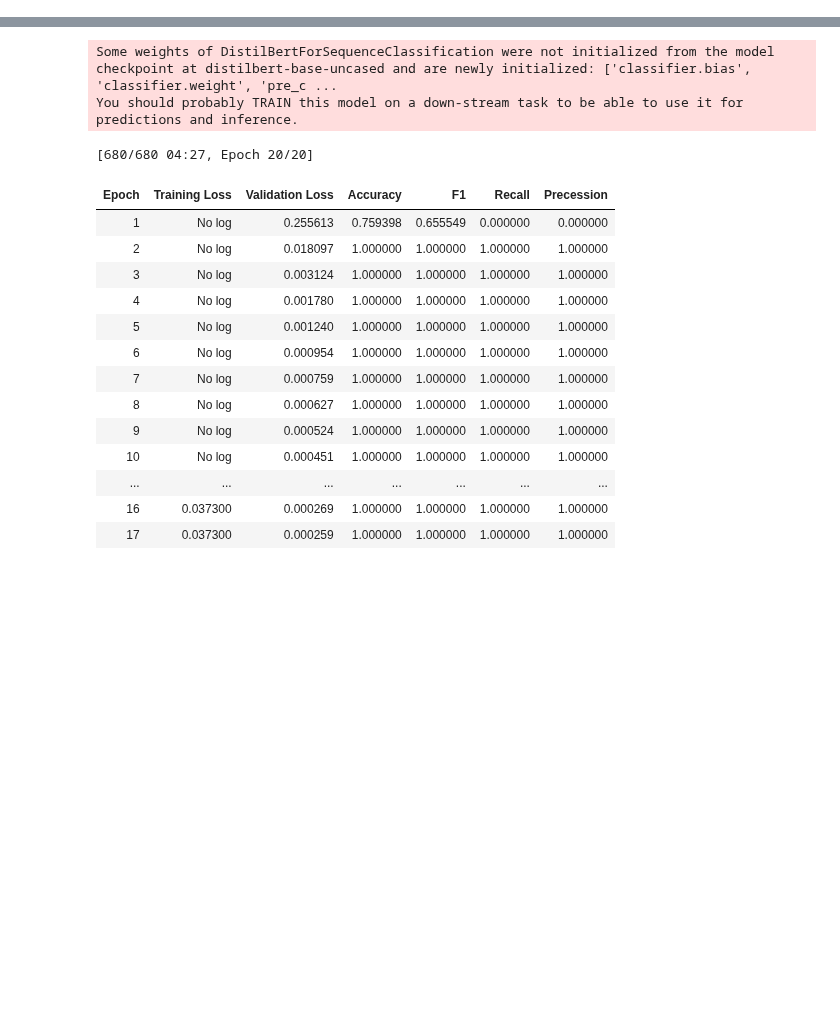
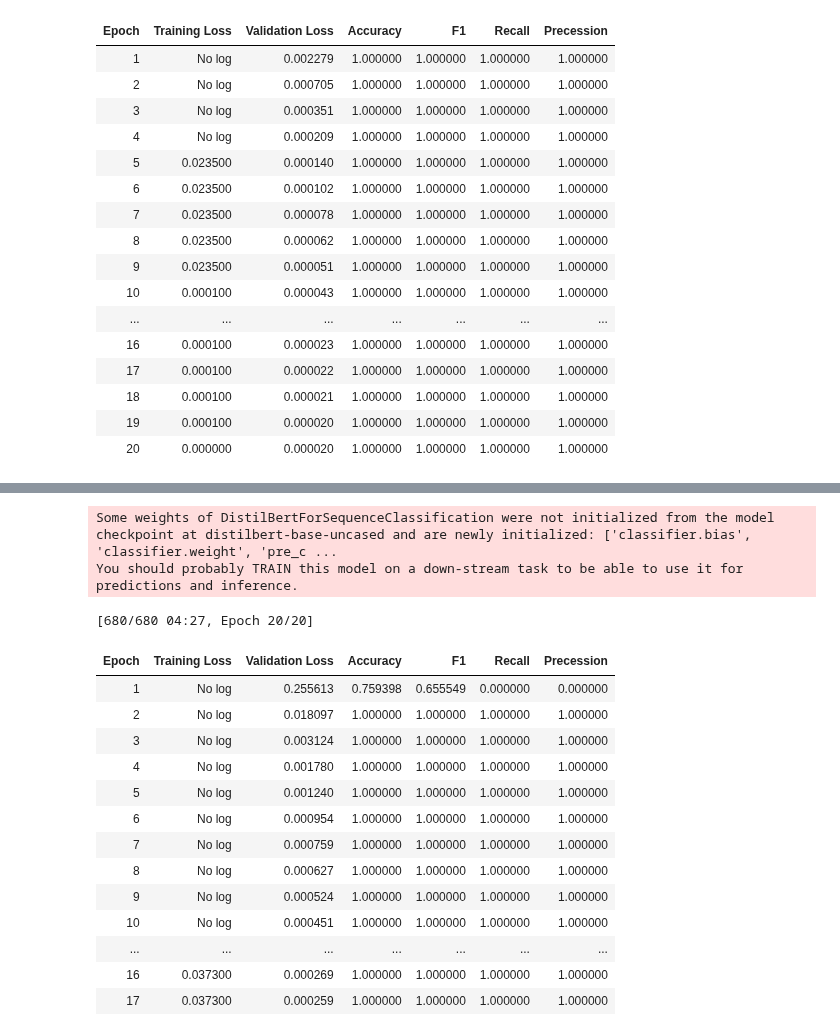
Before and after one commit to LaGit93/bibTexConverter_FaPra63065, a Jupyter notebook: sourcen/StyleClassificatorFineTuning.ipynb, the cells around one changed output, grey strips where cells are left out. Drawn from its saved outputs; the diff is of its cells as text; code cells hidden in the pictures; blank space fills up the shorter version.

```diff
--- a/sourcen/StyleClassificatorFineTuning.ipynb
+++ b/sourcen/StyleClassificatorFineTuning.ipynb
@@ -61,8 +83,67 @@ print(dfBookAll)
 # %%
-data = {
-    'label': [],
-    'text': []
-}
+for item in typ:
+    f = directory + 'trainingsdaten_all_' + item + '.csv'
+    dfAll = pd.read_csv(f, sep='|', encoding='utf-8')
+    data = {
+        'label': [],
+        'text': []
+    }
 
-data['label'] = dfBookAll['label'].tolist()
-data['text'] = dfBookAll['text'].tolist()
+    data['label'] = dfAll['label'].tolist()
+    print(data['label'])
+    data['text'] = dfAll['Referenzstring'].tolist()
+
+
+
+
+    dfData = pd.DataFrame(data)
+    dataset = Dataset.from_pandas(dfData)
+
+    split_dataset = dataset.train_test_split(test_size=0.2, seed=42, shuffle=True)
+    train_dataset = split_dataset['train']
+    val_dataset = split_dataset['test']
+
+    #Die Funktion map wendet die preprocess_function auf jedes Element des Datasets an.
+    #Deine preprocess_function führt die Tokenisierung der text-Spalte durch.
+    #Da die map-Funktion das resultierende Objekt der Funktion (return der preprocess_function) zu den bestehenden Daten hinzufügt,
+    #bleiben die ursprünglichen Spalten (label und text) erhalten.
+    #Zusätzlich werden neue Spalten für die tokenisierten Daten hinzugefügt, wie z.B. input_ids und attention_mask.
+
+    tokenized_train_data = train_dataset.map(preprocess_function, batched=True)
+    tokenized_val_data = val_dataset.map(preprocess_function, batched=True)
+
+
+    data_collator = DataCollatorWithPadding(tokenizer=tokenizer)
+    accuracy = evaluate.load("accuracy")
+
+    id2label = {0: "NON" + item, 1: item}
+    label2id = {"NON" + item: 0, item: 1}
+
+    config = AutoConfig.from_pretrained(model_ckpt, num_labels=2, label2id=label2id, id2label=id2label)
+    model = AutoModelForSequenceClassification.from_pretrained(model_ckpt, config=config).to(device)
+
+    training_args = TrainingArguments(
+        output_dir= item + "_recognizer",
+        learning_rate=2e-5,
+        per_device_train_batch_size=16,
+        per_device_eval_batch_size=16,
+        num_train_epochs=20,
+        weight_decay=0.01,
+        eval_strategy="epoch",
+        save_strategy="epoch",
+        load_best_model_at_end=True,
+        push_to_hub=True,
+    )
+
+    trainer = Trainer(
+        model=model,
+        args=training_args,
+        train_dataset=tokenized_train_data,
+        eval_dataset=tokenized_val_data,
+        tokenizer=tokenizer,
+        data_collator=data_collator,
+        compute_metrics=compute_metrics,
+    )
+
+    trainer.train()
+# %% [output]
@@ -68,0 +154,17 @@ data['text'] = dfBookAll['text'].tolist()
+| Epoch | Training Loss | Validation Loss | Accuracy | F1 | Recall | Precession |
+| 1 | No log | 0.002279 | 1.000000 | 1.000000 | 1.000000 | 1.000000 |
+| 2 | No log | 0.000705 | 1.000000 | 1.000000 | 1.000000 | 1.000000 |
+| 3 | No log | 0.000351 | 1.000000 | 1.000000 | 1.000000 | 1.000000 |
+| 4 | No log | 0.000209 | 1.000000 | 1.000000 | 1.000000 | 1.000000 |
+| 5 | 0.023500 | 0.000140 | 1.000000 | 1.000000 | 1.000000 | 1.000000 |
+| 6 | 0.023500 | 0.000102 | 1.000000 | 1.000000 | 1.000000 | 1.000000 |
+| 7 | 0.023500 | 0.000078 | 1.000000 | 1.000000 | 1.000000 | 1.000000 |
+| 8 | 0.023500 | 0.000062 | 1.000000 | 1.000000 | 1.000000 | 1.000000 |
+| 9 | 0.023500 | 0.000051 | 1.000000 | 1.000000 | 1.000000 | 1.000000 |
+| 10 | 0.000100 | 0.000043 | 1.000000 | 1.000000 | 1.000000 | 1.000000 |
+| ... | ... | ... | ... | ... | ... | ... |
+| 16 | 0.000100 | 0.000023 | 1.000000 | 1.000000 | 1.000000 | 1.000000 |
+| 17 | 0.000100 | 0.000022 | 1.000000 | 1.000000 | 1.000000 | 1.000000 |
+| 18 | 0.000100 | 0.000021 | 1.000000 | 1.000000 | 1.000000 | 1.000000 |
+| 19 | 0.000100 | 0.000020 | 1.000000 | 1.000000 | 1.000000 | 1.000000 |
+| 20 | 0.000000 | 0.000020 | 1.000000 | 1.000000 | 1.000000 | 1.000000 |
```
Also changed, not shown: parts of 9 cells of this notebook.
